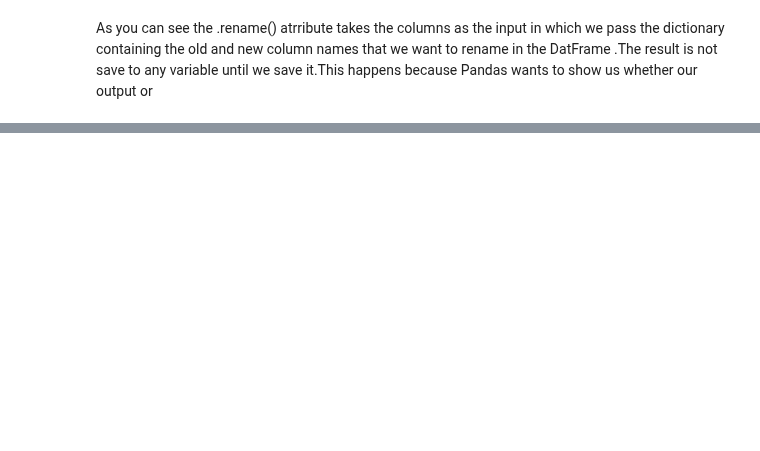
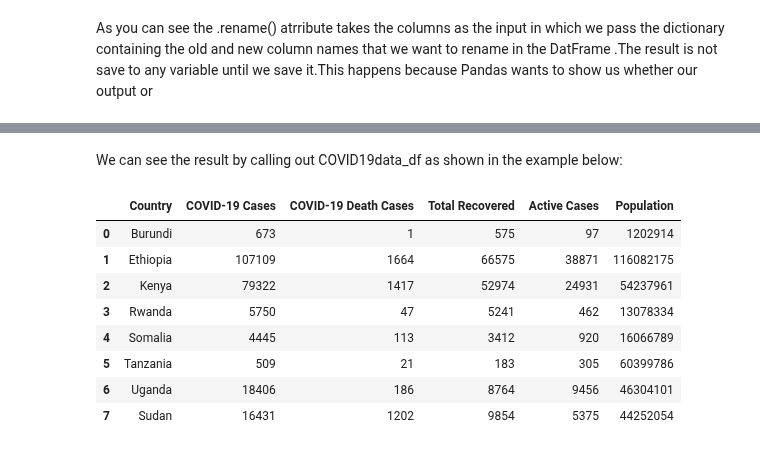
Before and after one commit to Muhammed1978/Amazon-Product-Review-Analysis, a Jupyter notebook: DataAnalysis_Pandas0_(9).ipynb, the cells around one changed output, grey strips where cells are left out. Drawn from its saved outputs; the diff is of its cells as text; code cells hidden in the pictures; blank space fills up the shorter version.

```diff
--- a/DataAnalysis_Pandas0_(9).ipynb
+++ b/DataAnalysis_Pandas0_(9).ipynb
@@ -1002,2 +1004,5 @@ COVID19data_selection
 # %% [markdown]
 As you can see the .rename() atrribute takes the columns as the input in which we pass the dictionary containing the old and new column names that we want to rename in the DatFrame .The result is not save to any variable until we save it.This happens because Pandas wants to show us whether our output or
+# %%
+COVID19data_df.rename(columns = {"Total Cases": "COVID-19 Cases",
+                                 "Total Deaths": "COVID-19 Death Cases"}, inplace = True)
@@ -1003,0 +1032,14 @@ As you can see the .rename() atrribute takes the columns as the input in which w
+# %% [markdown]
+We can see the result by calling out COVID19data_df as shown in the example below:
+# %%
+COVID19data_df
+# %% [output]
+|  | Country | COVID-19 Cases | COVID-19 Death Cases | Total Recovered | Active Cases | Population |
+| 0 | Burundi | 673 | 1 | 575 | 97 | 1202914 |
+| 1 | Ethiopia | 107109 | 1664 | 66575 | 38871 | 116082175 |
+| 2 | Kenya | 79322 | 1417 | 52974 | 24931 | 54237961 |
+| 3 | Rwanda | 5750 | 47 | 5241 | 462 | 13078334 |
+| 4 | Somalia | 4445 | 113 | 3412 | 920 | 16066789 |
+| 5 | Tanzania | 509 | 21 | 183 | 305 | 60399786 |
+| 6 | Uganda | 18406 | 186 | 8764 | 9456 | 46304101 |
+| 7 | Sudan | 16431 | 1202 | 9854 | 5375 | 44252054 |
```
Also changed, not shown: parts of 2 cells of this notebook.
